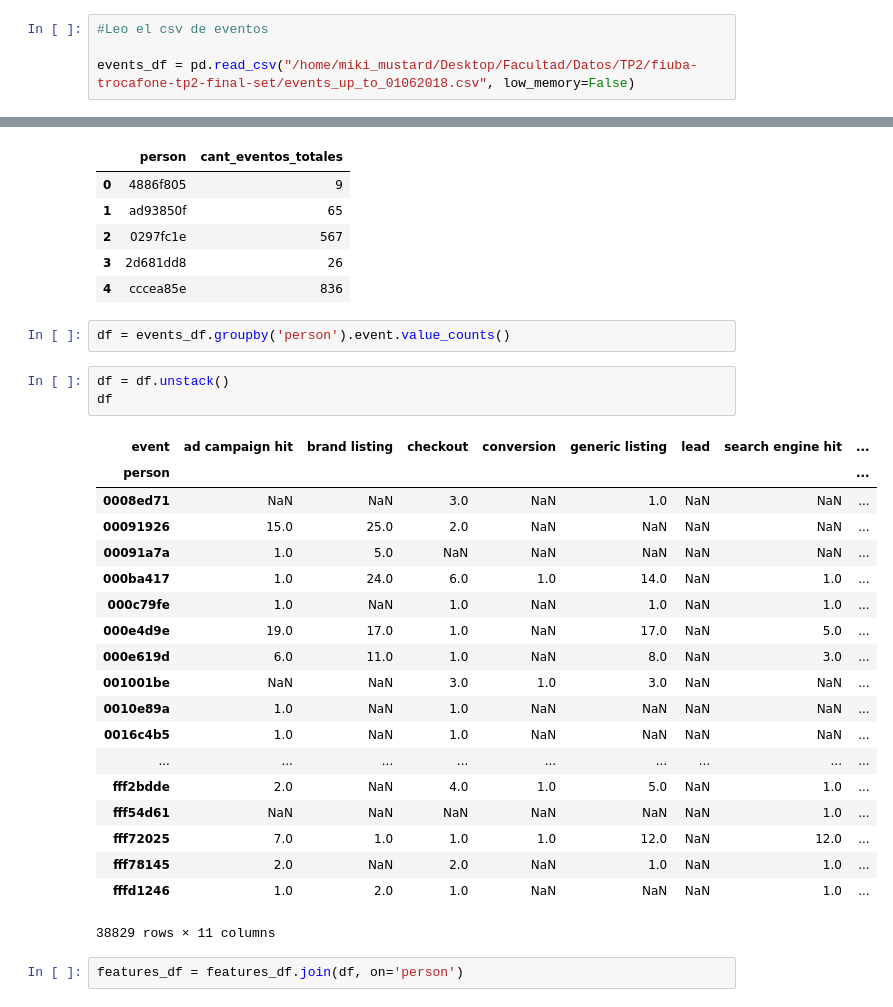
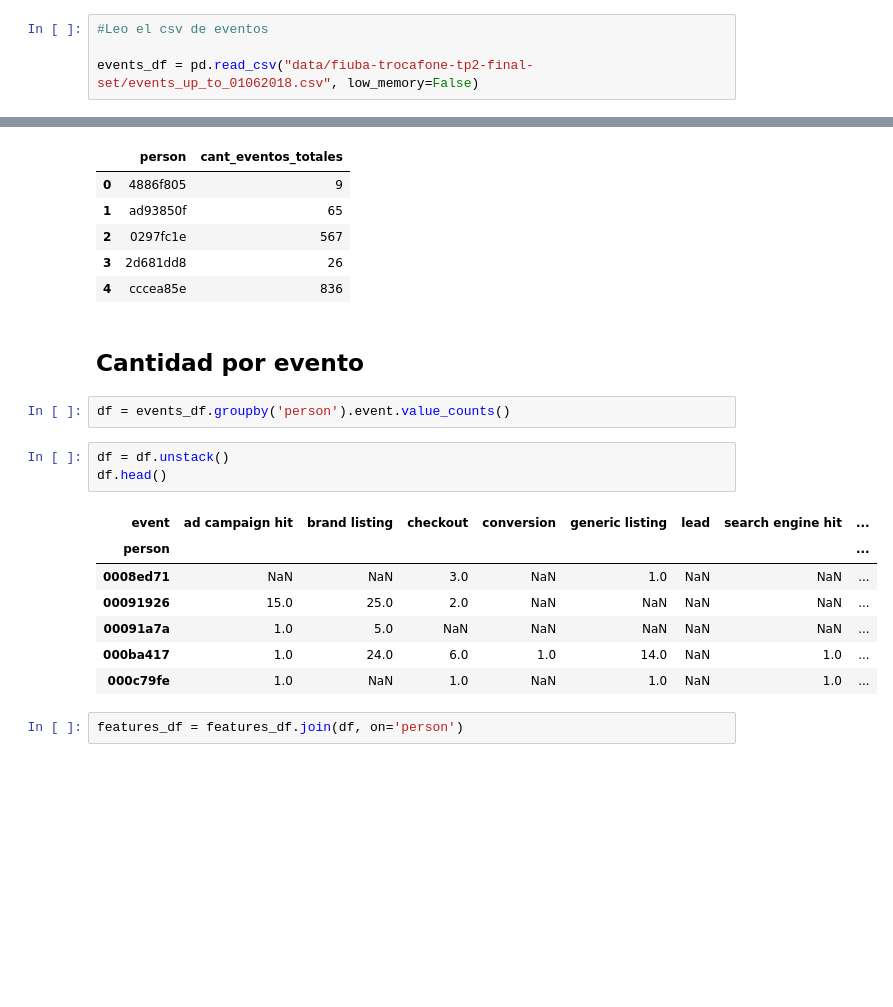
Before and after one commit to rozanecm/7506_ml, a Jupyter notebook: Nuevo2.ipynb, the cells around one changed output, grey strips where cells are left out. Cells and saved outputs as stored; diff of their text form; blank space fills up the shorter version.

```diff
--- a/Nuevo2.ipynb
+++ b/Nuevo2.ipynb
@@ -3,7 +3,7 @@ import pandas as pd
 # %%
 #Leo el csv de eventos
 
-events_df = pd.read_csv("/home/miki_mustard/Desktop/Facultad/Datos/TP2/fiuba-trocafone-tp2-final-set/events_up_to_01062018.csv", low_memory=False)
+events_df = pd.read_csv("data/fiuba-trocafone-tp2-final-set/events_up_to_01062018.csv", low_memory=False)
 # %%
 events_df.head()
 # %% [output]
@@ -42,30 +47,20 @@ features_df.head()
 | 2 | 0297fc1e | 567 |
 | 3 | 2d681dd8 | 26 |
 | 4 | cccea85e | 836 |
+# %% [markdown]
+## Cantidad por evento
 # %%
 df = events_df.groupby('person').event.value_counts()
 # %%
 df = df.unstack()
-df
+df.head()
 # %% [output]
 | event | ad campaign hit | brand listing | checkout | conversion | generic listing | lead | search engine hit | ... |
 | person |  |  |  |  |  |  |  | ... |
 | 0008ed71 | NaN | NaN | 3.0 | NaN | 1.0 | NaN | NaN | ... |
 | 00091926 | 15.0 | 25.0 | 2.0 | NaN | NaN | NaN | NaN | ... |
 | 00091a7a | 1.0 | 5.0 | NaN | NaN | NaN | NaN | NaN | ... |
 | 000ba417 | 1.0 | 24.0 | 6.0 | 1.0 | 14.0 | NaN | 1.0 | ... |
 | 000c79fe | 1.0 | NaN | 1.0 | NaN | 1.0 | NaN | 1.0 | ... |
-| 000e4d9e | 19.0 | 17.0 | 1.0 | NaN | 17.0 | NaN | 5.0 | ... |
-| 000e619d | 6.0 | 11.0 | 1.0 | NaN | 8.0 | NaN | 3.0 | ... |
-| 001001be | NaN | NaN | 3.0 | 1.0 | 3.0 | NaN | NaN | ... |
-| 0010e89a | 1.0 | NaN | 1.0 | NaN | NaN | NaN | NaN | ... |
-| 0016c4b5 | 1.0 | NaN | 1.0 | NaN | NaN | NaN | NaN | ... |
-| ... | ... | ... | ... | ... | ... | ... | ... | ... |
-| fff2bdde | 2.0 | NaN | 4.0 | 1.0 | 5.0 | NaN | 1.0 | ... |
-| fff54d61 | NaN | NaN | NaN | NaN | NaN | NaN | 1.0 | ... |
-| fff72025 | 7.0 | 1.0 | 1.0 | 1.0 | 12.0 | NaN | 12.0 | ... |
-| fff78145 | 2.0 | NaN | 2.0 | NaN | 1.0 | NaN | 1.0 | ... |
-| fffd1246 | 1.0 | 2.0 | 1.0 | NaN | NaN | NaN | 1.0 | ... |
-38829 rows × 11 columns
 # %%
 features_df = features_df.join(df, on='person')
```
Also changed, not shown: parts of 31 cells of this notebook.
